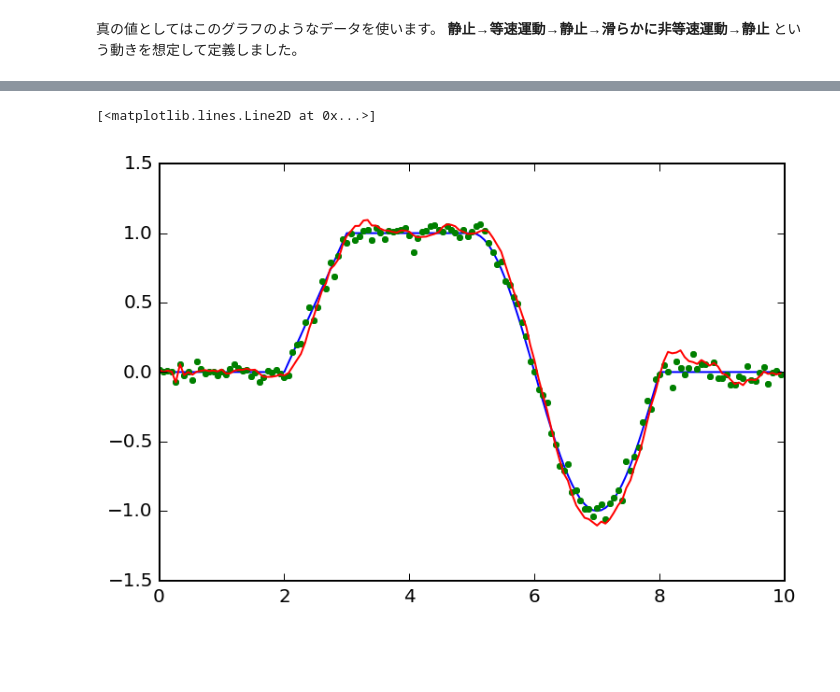
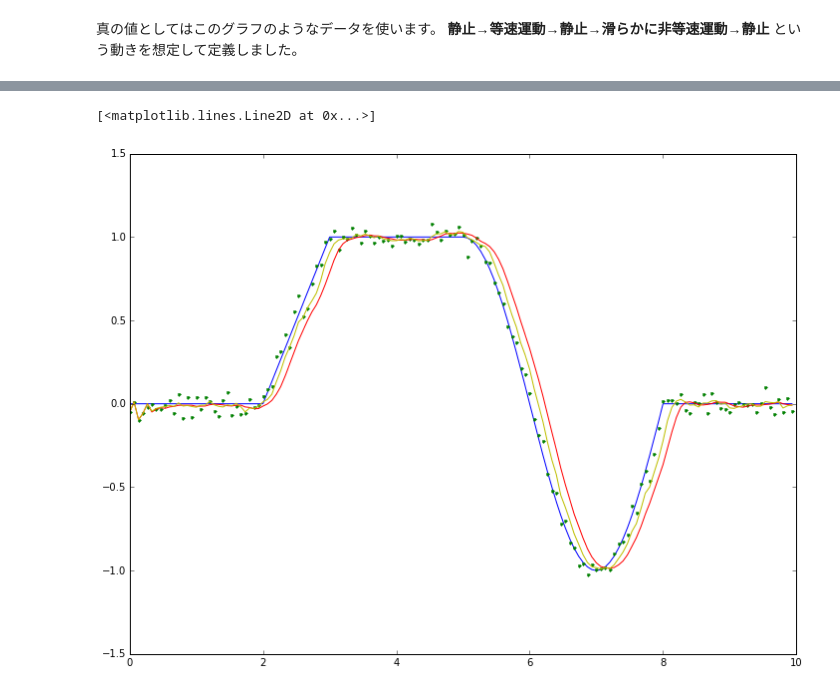
Before and after one commit to wingcloud/notebooks, a Jupyter notebook: SmoothingFilter1.ipynb, the cells around one changed output, grey strips where cells are left out. Cells and saved outputs as stored; diff of their text form; code cells hidden in the pictures; blank space fills up the shorter version.

Commit message:
Finished SmoothingFilter1

```diff
--- a/SmoothingFilter1.ipynb
+++ b/SmoothingFilter1.ipynb
@@ -6,6 +6,3 @@
 import numpy as np
 # %%
 import matplotlib.pyplot as plt
-# %%
-import matplotlib
-matplotlib.rcParams['savefig.dpi'] = 150
@@ -14,3 +9,6 @@ matplotlib.rcParams['savefig.dpi'] = 150
+# %%
+%matplotlib inline
+plt.rcParams['figure.figsize'] = (12.0, 9.0)
 # %%
 import random
 # %% [markdown]
@@ -87,21 +86,22 @@ N=5としてフィルターにかけた結果が赤い線です。$0<t<2 $ や $
 # %%
-def DoubleMovingAveraging(data,n):
+def DoubleMovingAverage(data,N):
     filtered1 = np.zeros(data.size)
     filtered2 = np.zeros(data.size)
-    for i in range(n):
+    for i in range(N):
         filtered1[i]=data[i]
-    for i in range(n):
+    for i in range(N):
         filtered2[i]=filtered1[i]
     for i in range(data.size):
-        if i>n:
+        if i>N:
             sum=0
-            for j in range(n):
+            for j in range(N):
                 sum = sum + data[i-j]
-            filtered1[i] = sum/n
+            filtered1[i] = sum/N
     for i in range(data.size):
-        if i>n:
+        if i>N:
             sum=0
-            for j in range(n):
+            for j in range(N):
                 sum = sum + filtered1[i-j]
-            filtered2[i] = sum/n
-    return filtered1*2-filtered2
+            filtered2[i] = sum/N
+    #return filtered1*2-filtered2
+    return filtered2
@@ -112,8 +113,10 @@ $$\widehat{X}_i =  $$
 # %%
-pData2=DoubleMovingAveraging(oData,7)
+pData2=DoubleMovingAverage(oData,4)
+pData1=SimpleAverage(oData,4)
 plt.plot(t,tData,'b')
 plt.plot(t,oData,'.g')
 plt.plot(t,pData2,'r')
+plt.plot(t,pData1,'y')
 # %% [output]
 [<matplotlib.lines.Line2D at 0x...>]
-[figure, old version]
+[figure, new version]
```
Also changed, not shown: parts of 20 cells of this notebook.
